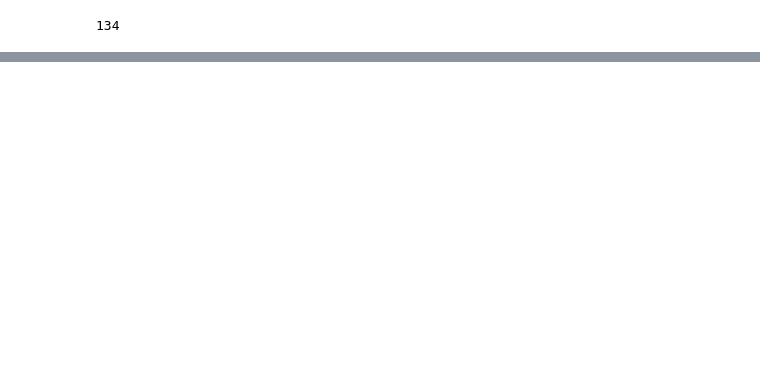
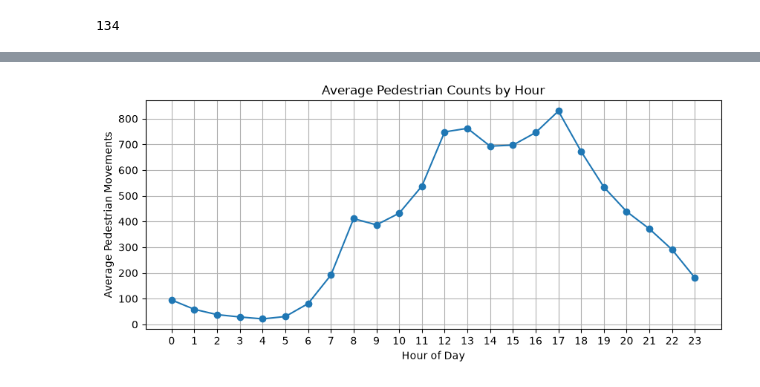
Before and after one commit to sunathbhamidipati/TA27_PathEase, a Jupyter notebook: data/data_exploration.ipynb, the cells around one changed output, grey strips where cells are left out. Drawn from its saved outputs; the diff is of its cells as text; code cells hidden in the pictures; blank space fills up the shorter version.

Commit message:
Data exploration for training a ML model  basically done

```diff
--- a/data/data_exploration.ipynb
+++ b/data/data_exploration.ipynb
@@ -36,0 +49,9 @@ locations["Location_ID"].nunique()
+# %%
+counts["Sensing_Date"] = pd.to_datetime(counts["Sensing_Date"])
+
+train_counts = counts[
+    (counts["Sensing_Date"] >= "2025-08-01") &
+    (counts["Sensing_Date"] <= "2026-08-01")
+].copy()
+
+train_counts.head()
@@ -36,0 +73,13 @@ locations["Location_ID"].nunique()
+# %%
+hourly_avg = train_counts.groupby("HourDay")["Total_of_Directions"].mean()
+
+hourly_avg.plot(kind="line", marker="o", figsize=(10, 4))
+
+plt.title("Average Pedestrian Counts by Hour")
+plt.xlabel("Hour of Day")
+plt.ylabel("Average Pedestrian Movements")
+plt.xticks(range(0, 24))
+plt.grid(True)
+plt.show()
+# %% [output]
+[figure, added]
```
Also changed, not shown: parts of 12 cells of this notebook.
